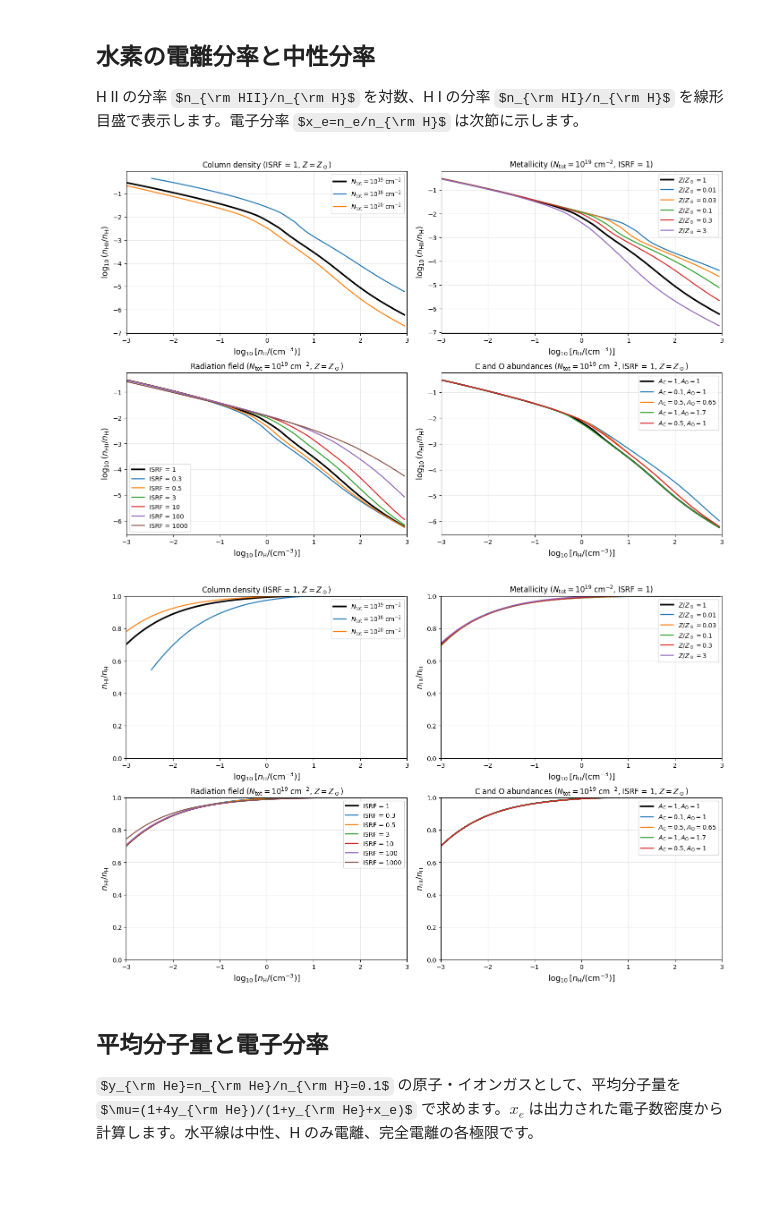
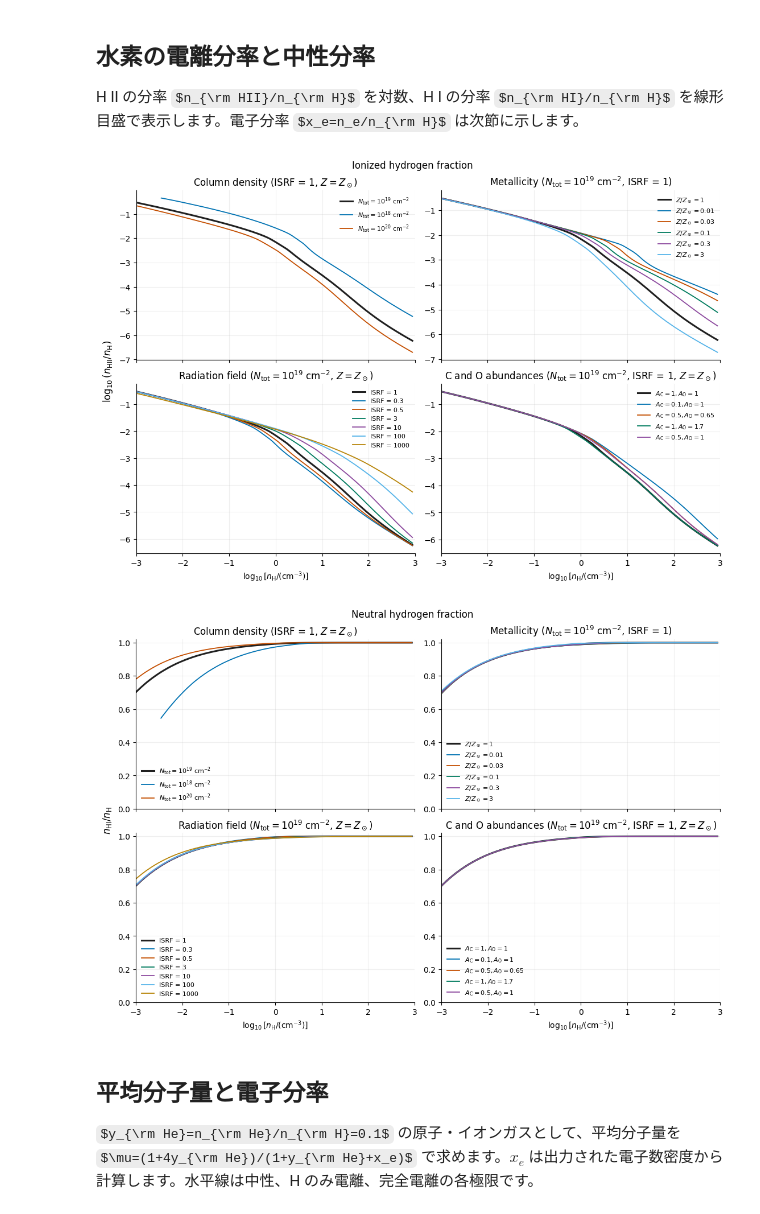
Before and after one commit to babajn/CEQLib, a Jupyter notebook: plot/PlotWolfire1995.ipynb, the cells around one changed output. Cells and saved outputs as stored; diff of their text form; code cells hidden in the pictures; some formulas as TeX source; blank space fills up the shorter version.

```diff
--- a/plot/PlotWolfire1995.ipynb
+++ b/plot/PlotWolfire1995.ipynb
@@ -172,22 +91,15 @@ plt.show()
 ## 水素の電離分率と中性分率
 
 H II の分率 $n_{\rm HII}/n_{\rm H}$ を対数、H I の分率 $n_{\rm HI}/n_{\rm H}$ を線形目盛で表示します。電子分率 $x_e=n_e/n_{\rm H}$ は次節に示します。
-# %%
-plot_density_panels(
-    lambda data: log10_positive(data["n_HII"] / data["n_H"]),
-    r"$\log_{10}(n_{\rm HII}/n_{\rm H})$",
-    xlim=(-3, 3),
-)
-# %% [output]
-[figure, removed]
-# %%
-plot_density_panels(
-    lambda data: data["n_HI"] / data["n_H"],
-    r"$n_{\rm HI}/n_{\rm H}$",
-    xlim=(-3, 3), ylim=(0, 1),
-)
-# %% [output]
-[figure, removed]
+# %%
+with plt.rc_context(PLOT_STYLE):
+    for plot in (plot_hii_fraction, plot_hi_fraction):
+        fig = plot(results)
+        display(fig)
+        plt.close(fig)
+# %% [output]
+[figure, added]
+[figure, added]
 # %% [markdown]
 ## 平均分子量と電子分率
 
```
Also changed, not shown: parts of 13 cells of this notebook, 4 other files.
